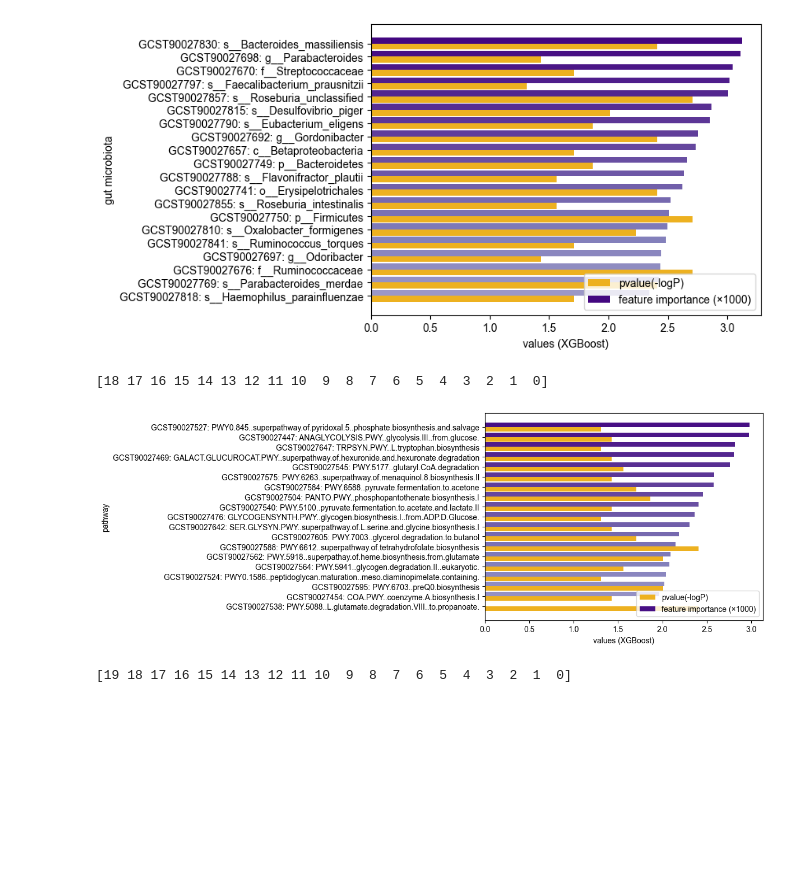
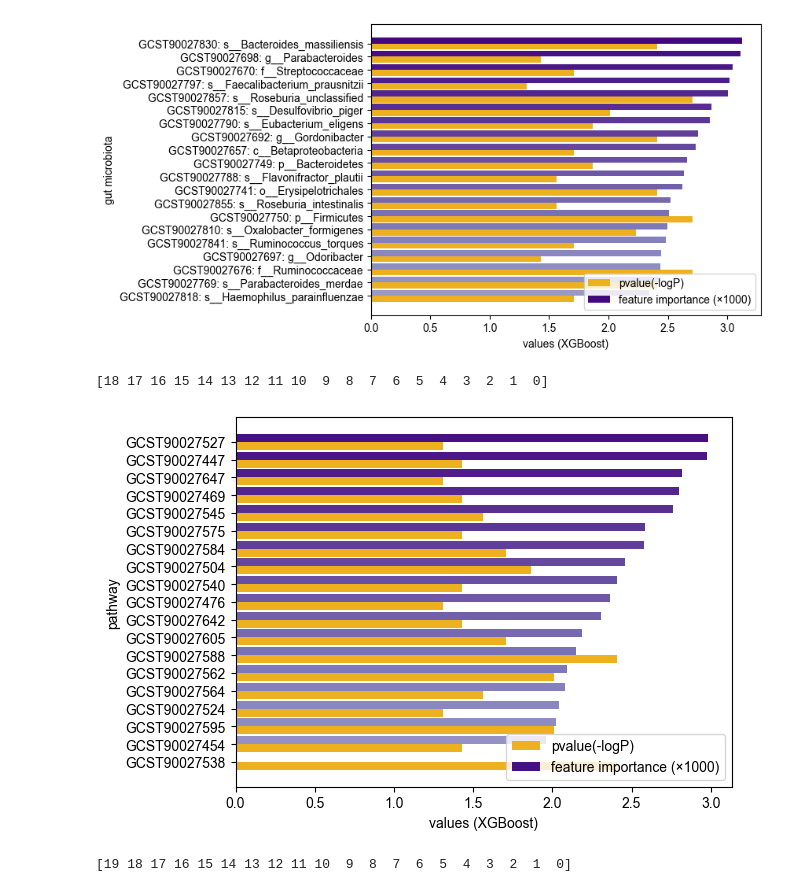
Before and after one commit to Liuzhe30/ukb_anxiety_prs, a Jupyter notebook: case-control/PRS-analysis-Summaryplot.ipynb, the cells around one changed output. Cells and saved outputs as stored; diff of their text form; code cells hidden in the pictures; blank space fills up the shorter version.

```diff
--- a/case-control/PRS-analysis-Summaryplot.ipynb
+++ b/case-control/PRS-analysis-Summaryplot.ipynb
@@ -66,7 +66,8 @@ name_list = []
 pval_list = []
 imp_list = []
 for item in DT_dict_pathway:
-    name_list.append("GCST90027" + DT_dict_pathway[item]['index'] + ": " + DT_dict_pathway[item]['name'])
+    #name_list.append("GCST90027" + DT_dict_pathway[item]['index'] + ": " + DT_dict_pathway[item]['name'])
+    name_list.append("GCST90027" + DT_dict_pathway[item]['index'])
     pval_list.append(float(DT_dict_pathway[item]['pvalue(-logP)']))
     imp_list.append(DT_dict_pathway[item]['feature importance']*10000)
 
@@ -128,7 +129,8 @@ name_list = []
 pval_list = []
 imp_list = []
 for item in RF_dict_pathway:
-    name_list.append("GCST90027" + RF_dict_pathway[item]['index'] + ": " + RF_dict_pathway[item]['name'])
+    #name_list.append("GCST90027" + RF_dict_pathway[item]['index'] + ": " + RF_dict_pathway[item]['name'])
+    name_list.append("GCST90027" + RF_dict_pathway[item]['index'])
     pval_list.append(float(RF_dict_pathway[item]['pvalue(-logP)']))
     imp_list.append(RF_dict_pathway[item]['feature importance']*1000)
 
@@ -187,34 +189,35 @@ plt.show()
 # %%
 # XGB pathway
 name_list = []
 pval_list = []
 imp_list = []
 for item in XGB_dict_pathway:
-    name_list.append("GCST90027" + XGB_dict_pathway[item]['index'] + ": " + XGB_dict_pathway[item]['name'])
+    #name_list.append("GCST90027" + XGB_dict_pathway[item]['index'] + ": " + XGB_dict_pathway[item]['name'])
+    name_list.append("GCST90027" + XGB_dict_pathway[item]['index'])
     pval_list.append(float(XGB_dict_pathway[item]['pvalue(-logP)']))
     imp_list.append(XGB_dict_pathway[item]['feature importance']*1000)
 
 bar_width = 0.45
 x = np.arange(19)[::-1]
 pal = sns.color_palette("Purples",40)
 pal2 = sns.color_palette("Greens_d",20)
 rank = np.arange(19)[::-1]
 print(rank)
 
 #ax = sns.barplot(y=x, x=gut_imp_list, label="feature importance (×1000)", palette=np.array(pal)[rank], orient='h')
 #ax = sns.barplot(y=x+bar_width, x=gut_pval_list, label="pvalue(-logP)", palette=np.array(pal2)[rank], orient='h')
 plt.barh(x, pval_list, bar_width, align="center", label="pvalue(-logP)", color='#EDB120')
 plt.barh(x+bar_width, imp_list, bar_width, align="center", label="feature importance (×1000)", color=np.array(pal)[rank+20])
 
 plt.xlabel("values (XGBoost)")
 plt.ylabel("pathway")
 plt.legend(loc = 4)
 plt.yticks(x + bar_width / 2, name_list)
 plt.savefig("figures/XGB-pathway.png",dpi=300,bbox_inches = 'tight')
 plt.show()
 # %% [output]
 [18 17 16 15 14 13 12 11 10  9  8  7  6  5  4  3  2  1  0]
-[figure, old version]
+[figure, new version]
 # %%
 # lightGBM gut
 name_list = []
```
Also changed, not shown: parts of 3 cells of this notebook, 4 other files.
